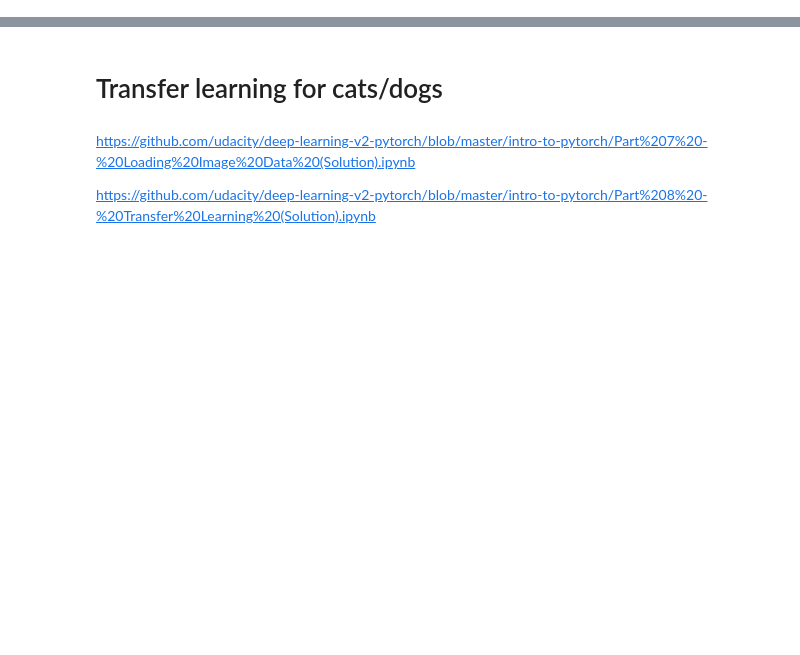
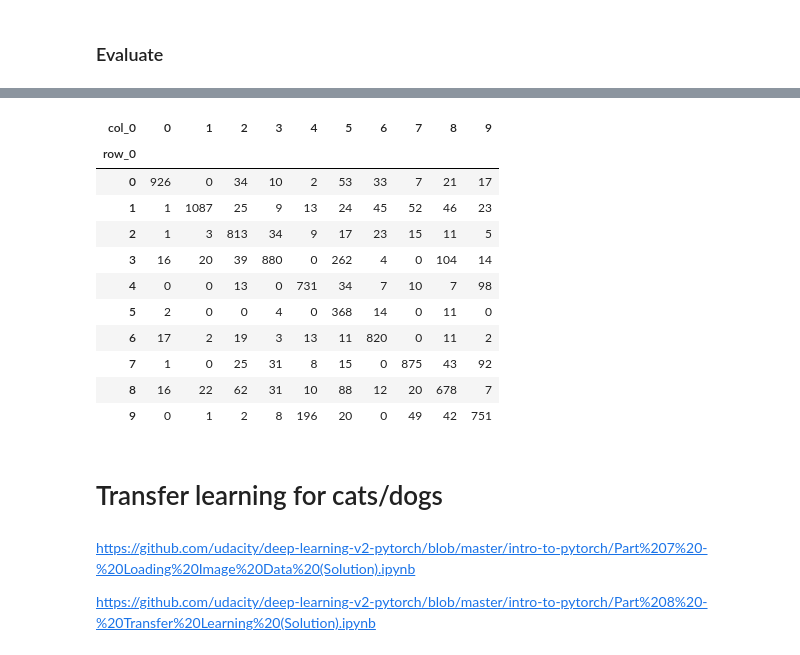
Before and after one commit to hoihui/nlp, a Jupyter notebook: CNN.ipynb, the cells around one changed output, grey strips where cells are left out. Cells and saved outputs as stored; diff of their text form; code cells hidden in the pictures; blank space fills up the shorter version.

```diff
--- a/CNN.ipynb
+++ b/CNN.ipynb
@@ -6,0 +17,9 @@ torch.__version__, torch.cuda.is_available()
+# %%
+from tensorflow import keras
+from tensorflow.keras import datasets, models, layers, optimizers
+batch_size = 128
+epochs = 12
+imgsize = 28
+filters = 32                 # number of convolutional filters to use
+pool_size = (2, 2)              # size of pooling area for max pooling
+kernel_size = (3, 3)            # convolution kernel size
@@ -6,0 +44,5 @@ torch.__version__, torch.cuda.is_available()
+# %%
+# To conform to tensorflow's CNN
+X_train = X_train.reshape(X_train.shape[0], imgsize, imgsize, 1)
+X_test = X_test.reshape(X_test.shape[0], imgsize, imgsize, 1)
+input_shape = (imgsize, imgsize, 1)
@@ -6,0 +51,15 @@ torch.__version__, torch.cuda.is_available()
+# %%
+model = models.Sequential()
+model.add(layers.Conv2D(filters, kernel_size,
+                        activation='relu',
+                        input_shape=input_shape))
+model.add(layers.Conv2D(filters, kernel_size, activation='relu'))
+model.add(layers.MaxPooling2D(pool_size=pool_size))
+model.add(layers.Dropout(0.25))
+
+model.add(layers.Flatten())
+model.add(layers.Dense(128, activation='relu'))
+model.add(layers.Dropout(0.5))
+model.add(layers.Dense(10, activation='softmax'))
+
+model.summary()
@@ -6,0 +86,9 @@ torch.__version__, torch.cuda.is_available()
+# %%
+model.compile(loss='categorical_crossentropy', # or keras.losses.categorical_crossentropy
+              optimizer='adadelta',            # or keras.optimizers.Adadelta()
+              metrics=['accuracy'])
+model.fit(X_train, y_train,
+          batch_size=batch_size,
+          epochs=epochs,
+          verbose=1,
+          validation_data=(X_test, y_test))
@@ -6,0 +114,9 @@ torch.__version__, torch.cuda.is_available()
+# %% [markdown]
+### Evaluate
+# %%
+score = model.evaluate(X_test, y_test, verbose=0)
+print('Test loss:', score[0])
+print('Test accuracy:', score[1])
+y_hat = model.predict_classes(X_test)
+pd.crosstab(y_hat, y_test0)
+# %% [output]
@@ -7,3 +125,15 @@ torch.__version__, torch.cuda.is_available()
+| col_0 | 0 | 1 | 2 | 3 | 4 | 5 | 6 | 7 | 8 | 9 |
+| row_0 |  |  |  |  |  |  |  |  |  |  |
+| 0 | 926 | 0 | 34 | 10 | 2 | 53 | 33 | 7 | 21 | 17 |
+| 1 | 1 | 1087 | 25 | 9 | 13 | 24 | 45 | 52 | 46 | 23 |
+| 2 | 1 | 3 | 813 | 34 | 9 | 17 | 23 | 15 | 11 | 5 |
+| 3 | 16 | 20 | 39 | 880 | 0 | 262 | 4 | 0 | 104 | 14 |
+| 4 | 0 | 0 | 13 | 0 | 731 | 34 | 7 | 10 | 7 | 98 |
+| 5 | 2 | 0 | 0 | 4 | 0 | 368 | 14 | 0 | 11 | 0 |
+| 6 | 17 | 2 | 19 | 3 | 13 | 11 | 820 | 0 | 11 | 2 |
+| 7 | 1 | 0 | 25 | 31 | 8 | 15 | 0 | 875 | 43 | 92 |
+| 8 | 16 | 22 | 62 | 31 | 10 | 88 | 12 | 20 | 678 | 7 |
+| 9 | 0 | 1 | 2 | 8 | 196 | 20 | 0 | 49 | 42 | 751 |
 # %% [markdown]
 # Transfer learning for cats/dogs
 # %% [markdown]
```
Also changed, not shown: parts of 12 cells of this notebook, 3 other files.
